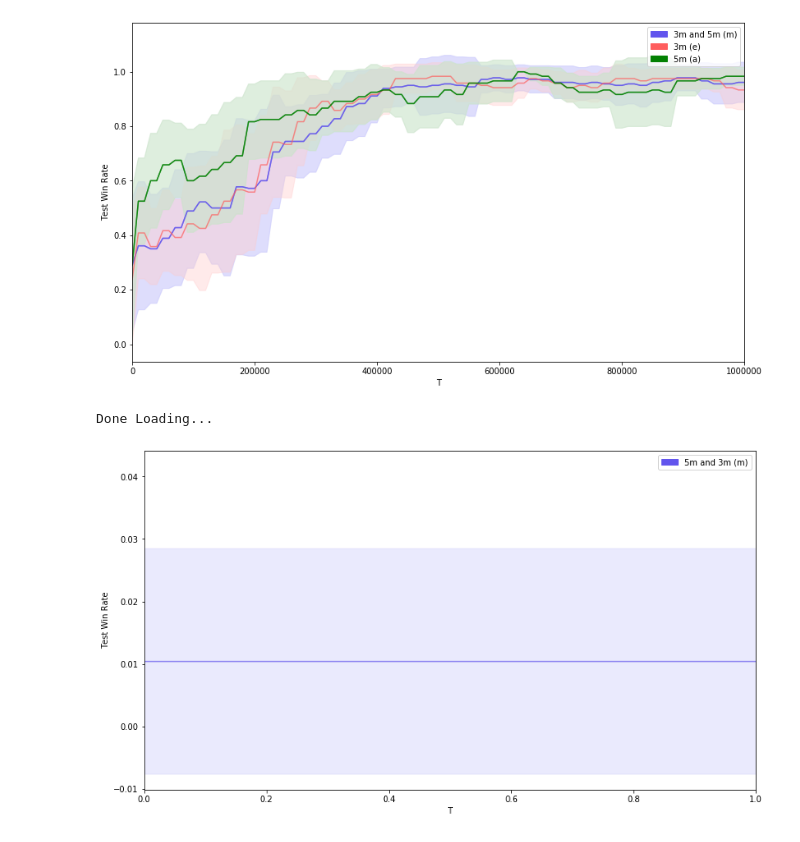
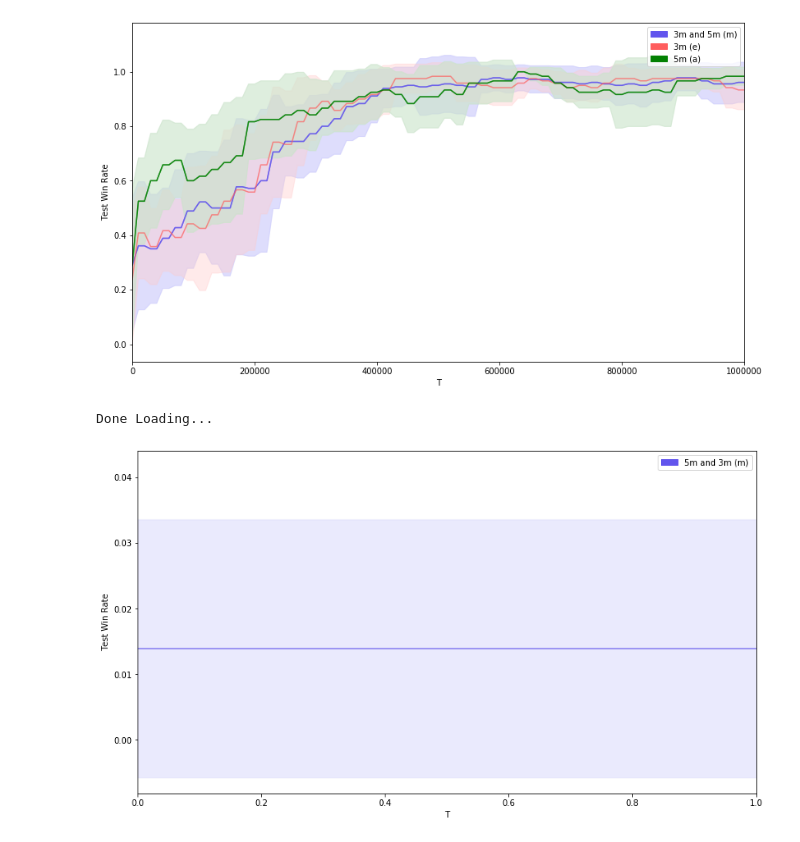
Before and after one commit to nicholasburden/pymarl, a Jupyter notebook: analysis/analysis2.ipynb, the cells around one changed output. Drawn from its saved outputs; the diff is of its cells as text; code cells hidden in the pictures.

Commit message:
added reptile exp

```diff
--- a/analysis/analysis2.ipynb
+++ b/analysis/analysis2.ipynb
@@ -470,19 +470,19 @@ Property str not available: test_battle_won_mean not in results for run {'name':
 # %%
 
 
 #Dual training
-data__test = mongo_central.get_name_label_names("", "nick_test_reptile")
+data__test = mongo_central.get_name_label_names("", "3m_and_5m_reptile")
 
 
 bavg1 = bundle_average(mongo_central,
                       [("5m and 3m", data__test, "test_battle_won_mean", "test_battle_won_mean_T"),
                       ],
                       no_fails=True,
                       window=100000)
 
 
 a = plot_bundle_avgs(bavg1,
                      figsize=(15,8))
 # %% [output]
 Done Loading...
-[figure, old version]
+[figure, new version]
```
Also changed, not shown: 3 other files.
